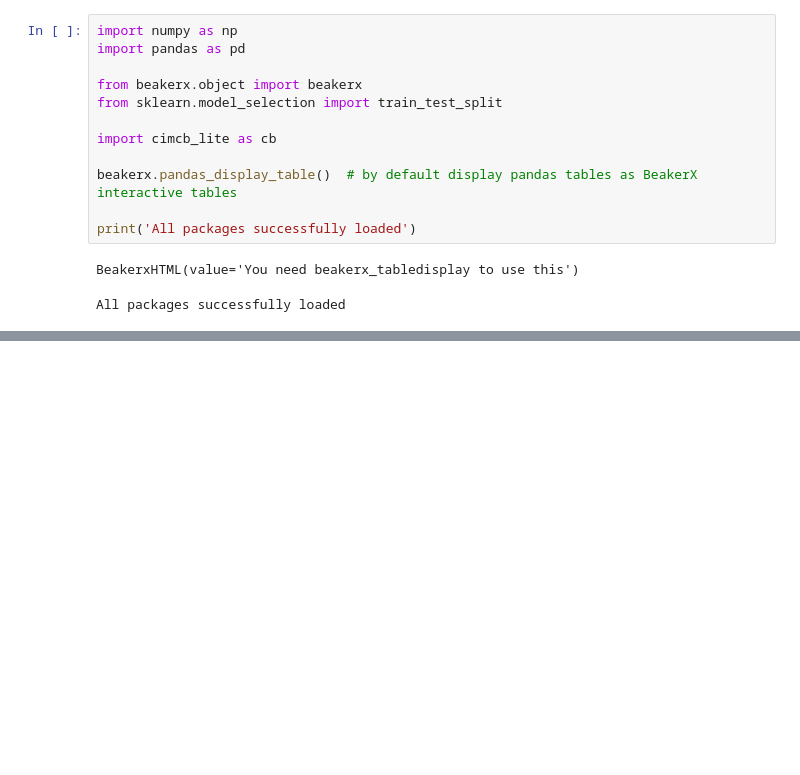
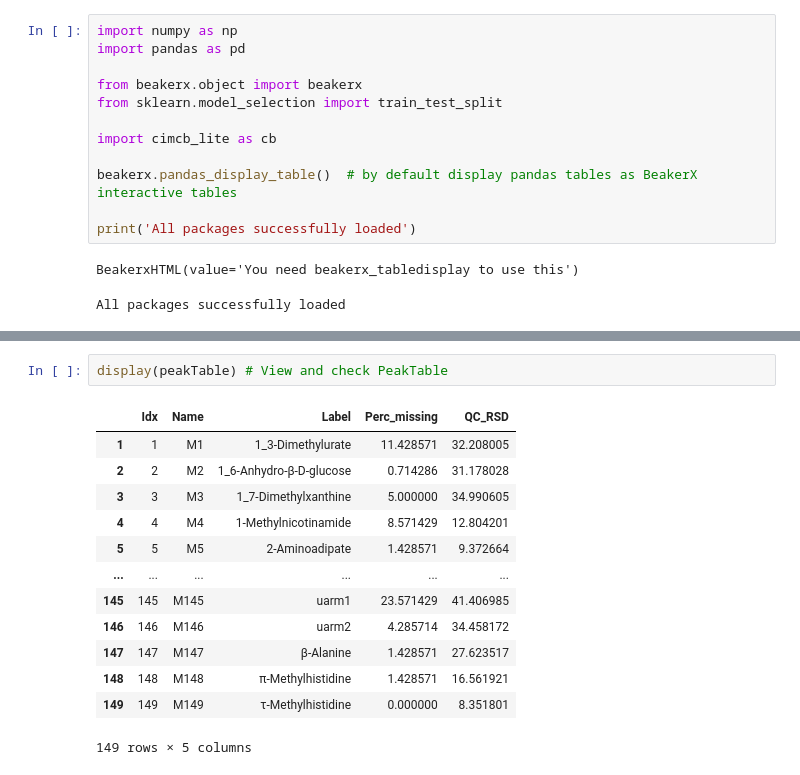
Before and after one commit to davidchen0420/Metabolomics-Workflow, a Jupyter notebook: Metabolomics Workflow.ipynb, the cells around one changed output, grey strips where cells are left out. Saved outputs shown, nothing was run; the diff lists cells and outputs as text; blank space fills up the shorter version.

```diff
--- a/Metabolomics Workflow.ipynb
+++ b/Metabolomics Workflow.ipynb
@@ -23,0 +44,16 @@ ValueError: GastricCancer_NMR.xlsx does not exist.
+# %%
+display(peakTable) # View and check PeakTable
+# %% [output]
+|  | Idx | Name | Label | Perc_missing | QC_RSD |
+| 1 | 1 | M1 | 1_3-Dimethylurate | 11.428571 | 32.208005 |
+| 2 | 2 | M2 | 1_6-Anhydro-β-D-glucose | 0.714286 | 31.178028 |
+| 3 | 3 | M3 | 1_7-Dimethylxanthine | 5.000000 | 34.990605 |
+| 4 | 4 | M4 | 1-Methylnicotinamide | 8.571429 | 12.804201 |
+| 5 | 5 | M5 | 2-Aminoadipate | 1.428571 | 9.372664 |
+| ... | ... | ... | ... | ... | ... |
+| 145 | 145 | M145 | uarm1 | 23.571429 | 41.406985 |
+| 146 | 146 | M146 | uarm2 | 4.285714 | 34.458172 |
+| 147 | 147 | M147 | β-Alanine | 1.428571 | 27.623517 |
+| 148 | 148 | M148 | π-Methylhistidine | 1.428571 | 16.561921 |
+| 149 | 149 | M149 | τ-Methylhistidine | 0.000000 | 8.351801 |
+149 rows × 5 columns
```
Also changed, not shown: parts of 23 cells of this notebook.
